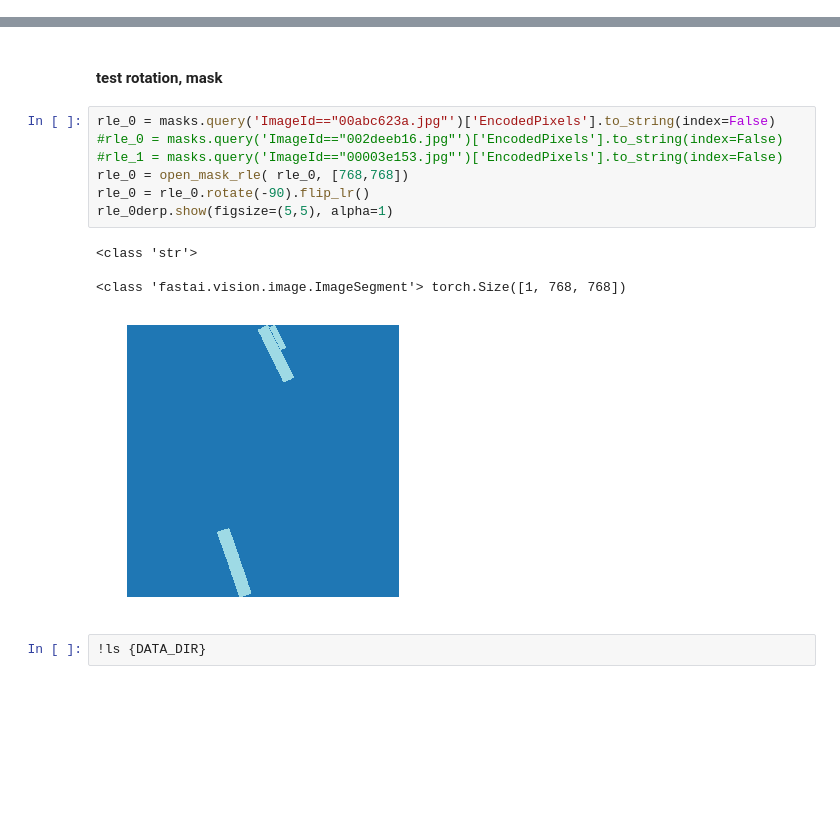
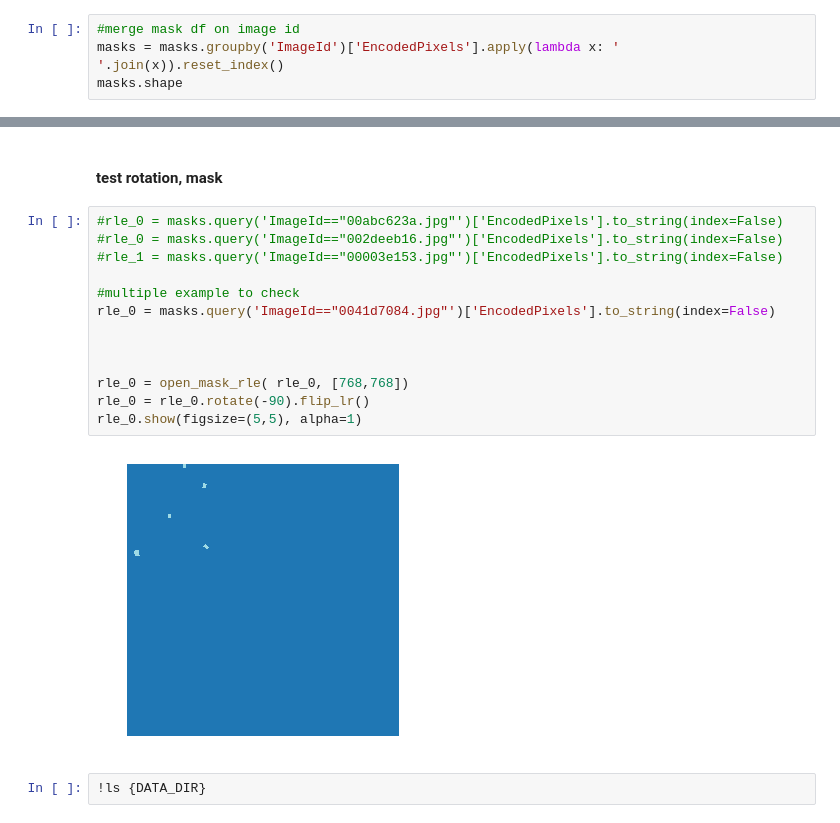
Before and after one commit to lukemckinstry/fastai-projects, a Jupyter notebook: ships.ipynb, the cells around one changed output, grey strips where cells are left out. Saved outputs shown, nothing was run; the diff lists cells and outputs as text; blank space fills up the shorter version.

```diff
--- a/ships.ipynb
+++ b/ships.ipynb
@@ -143,3 +145,7 @@ masks.head()
+# %%
+#merge mask df on image id
+masks = masks.groupby('ImageId')['EncodedPixels'].apply(lambda x: ' '.join(x)).reset_index()
+masks.shape
 # %% [markdown]
 ## Write masks to jpgs in /labels
 # %%
@@ -183,17 +194,20 @@ img_0.show(figsize=(5,5))
 # %% [markdown]
 #### test rotation, mask
 # %%
-rle_0 = masks.query('ImageId=="00abc623a.jpg"')['EncodedPixels'].to_string(index=False)
+#rle_0 = masks.query('ImageId=="00abc623a.jpg"')['EncodedPixels'].to_string(index=False)
 #rle_0 = masks.query('ImageId=="002deeb16.jpg"')['EncodedPixels'].to_string(index=False)
 #rle_1 = masks.query('ImageId=="00003e153.jpg"')['EncodedPixels'].to_string(index=False)
+
+#multiple example to check
+rle_0 = masks.query('ImageId=="0041d7084.jpg"')['EncodedPixels'].to_string(index=False)
+
+
+
 rle_0 = open_mask_rle( rle_0, [768,768])
 rle_0 = rle_0.rotate(-90).flip_lr()
-rle_0derp.show(figsize=(5,5), alpha=1)
+rle_0.show(figsize=(5,5), alpha=1)
 # %% [output]
-<class 'str'>
-
-<class 'fastai.vision.image.ImageSegment'> torch.Size([1, 768, 768])
-[figure, old version]
+[figure, new version]
 # %%
 !ls {DATA_DIR}
 # %% [output]
```
Also changed, not shown: parts of 14 cells of this notebook.
